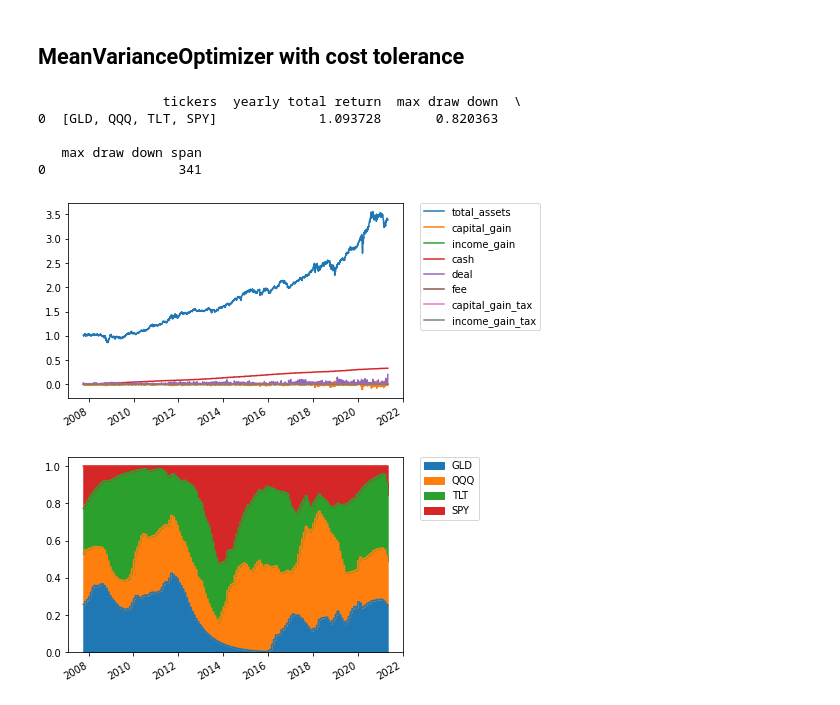
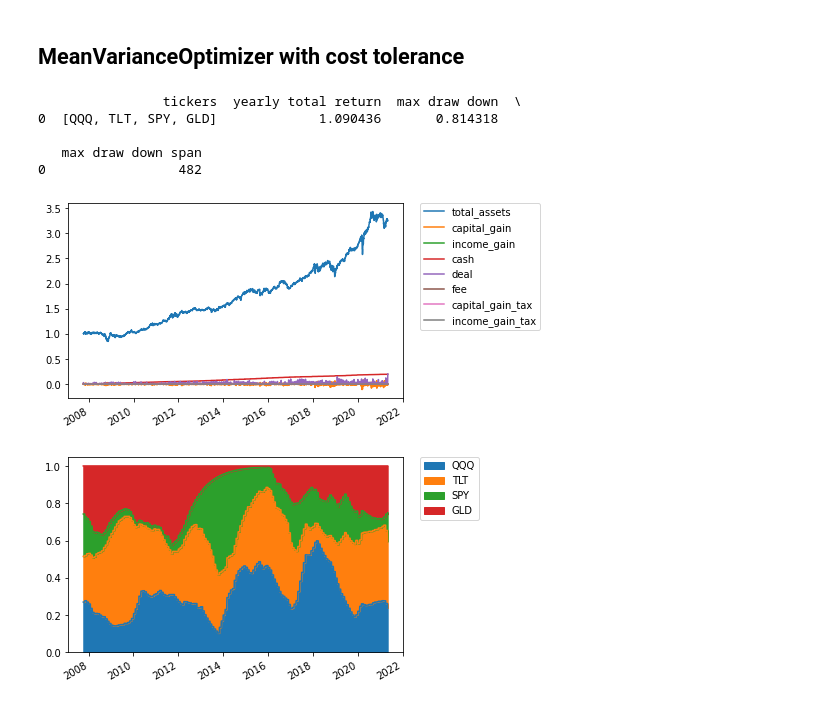
Before and after one commit to sonesuke/mypo, a Jupyter notebook: docs/tutorial/my portfolio.ipynb, the cells around one changed output. Cells and saved outputs as stored; diff of their text form; code cells hidden in the pictures.

Commit message:
mypo-177 risk off strategy

```diff
--- a/docs/tutorial/my portfolio.ipynb
+++ b/docs/tutorial/my portfolio.ipynb
@@ -96,28 +96,28 @@ plt.show()
 MeanVarianceOptimizer with cost tolerance
 ----------------------------------------------------
 # %%
-optimizer = MeanVarianceOptimizer(risk_tolerance=0.1, cost_tolerance=10)
+optimizer = MeanVarianceOptimizer(risk_tolerance=0.1, cost_tolerance=10, do_re_optimize=True)
 runner = Runner(
-    rebalancer=MonthlyRebalancer(optimizer=optimizer, do_re_optimize=True),
+    rebalancer=MonthlyRebalancer(optimizer=optimizer),
 )
 
 runner.run(
     fold=fold,
     verbose=True
 )
 report = runner.report()
 print(report.summary())
 ax = report.history().plot()
 plt.legend(bbox_to_anchor=(1.05, 1), loc='upper left', borderaxespad=0)
 plt.show()
 ax = report.history_weights().plot.area(stacked=True)
 plt.legend(bbox_to_anchor=(1.05, 1), loc='upper left', borderaxespad=0)
 plt.show()
 # %% [output]
                 tickers  yearly total return  max draw down  \
-0  [GLD, QQQ, TLT, SPY]             1.093728       0.820363
+0  [QQQ, TLT, SPY, GLD]             1.090436       0.814318
 
    max draw down span
-0                 341
+0                 482
-[figure, old version]
+[figure, new version]
-[figure, old version]
+[figure, new version]
```
Also changed, not shown: parts of 4 cells of this notebook, 35 other files.
